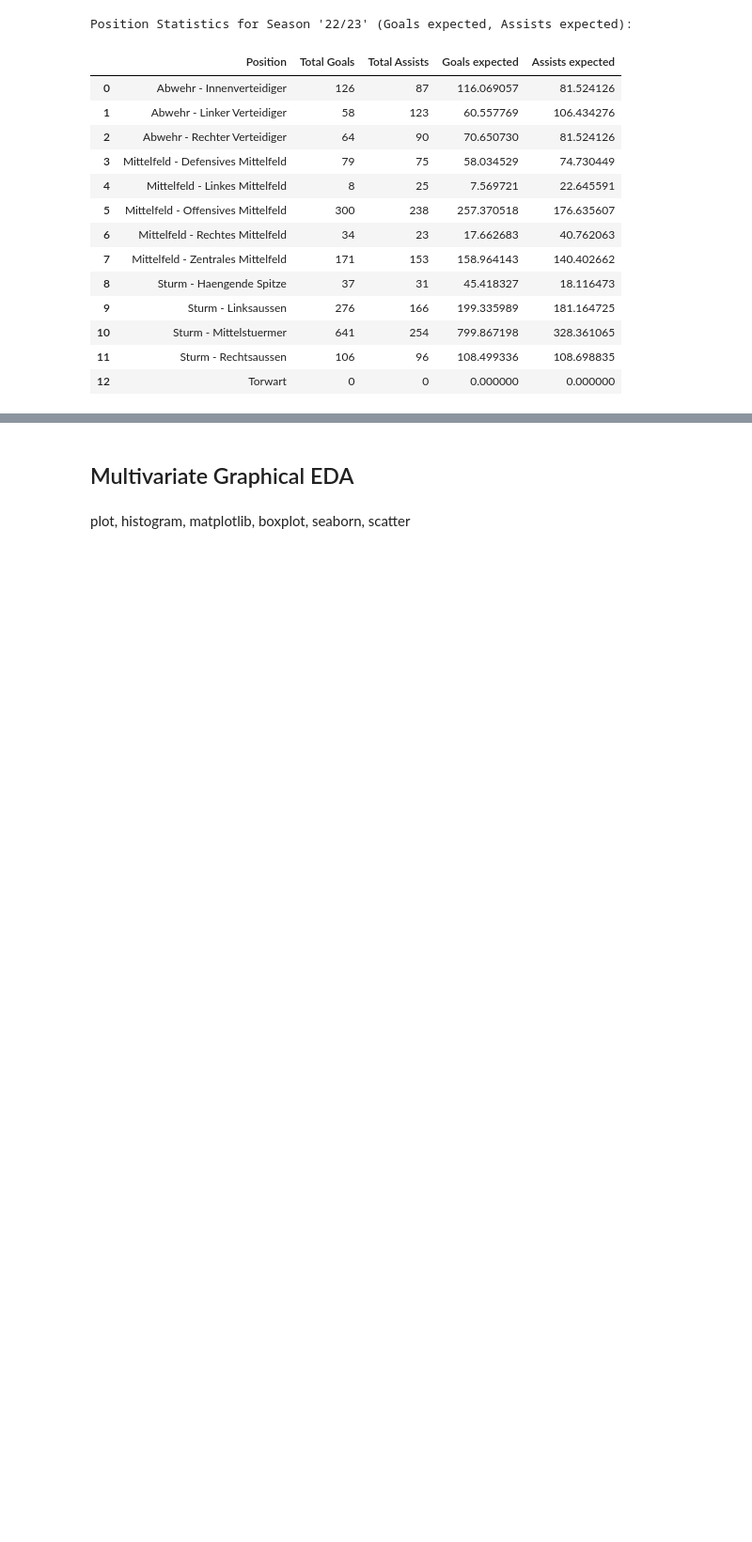
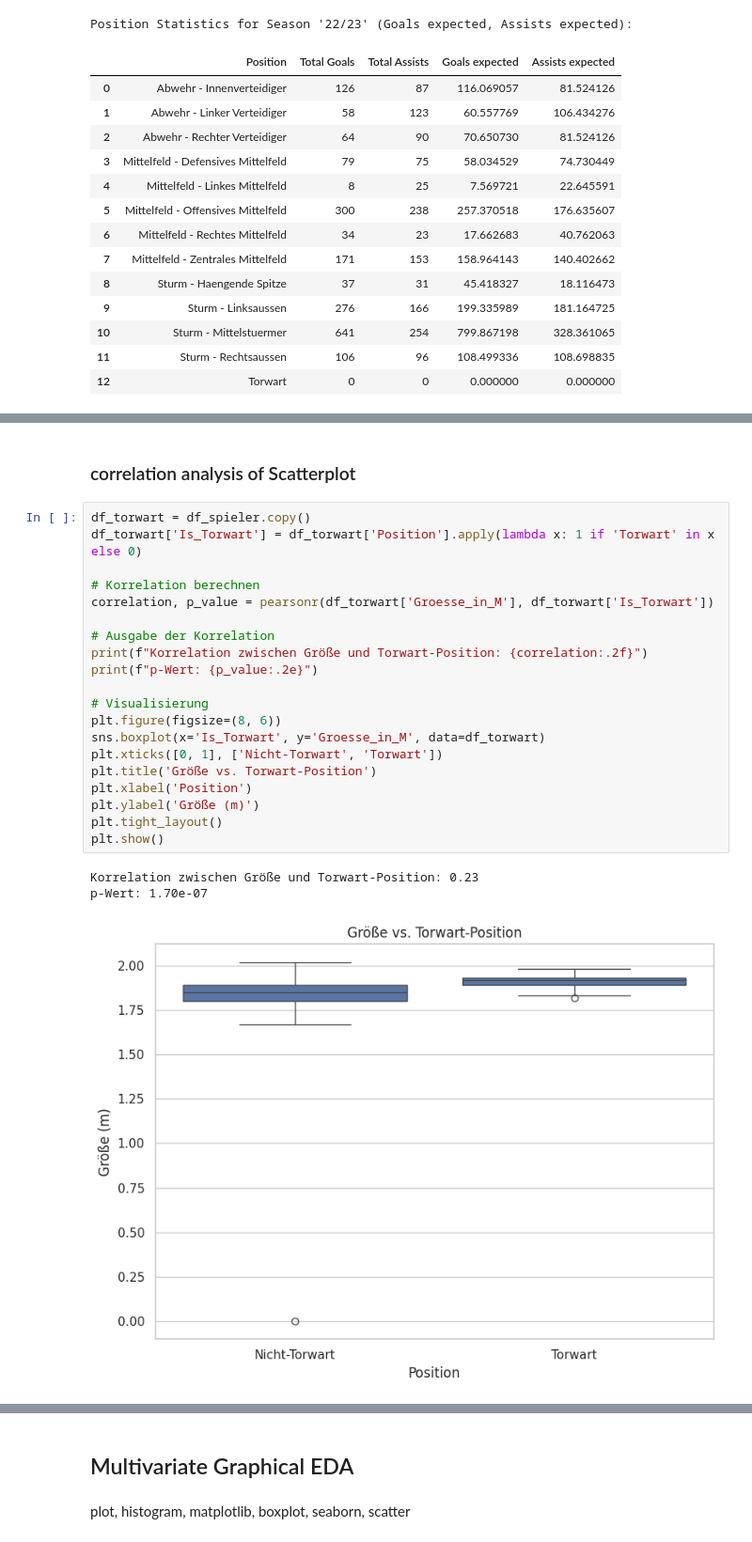
Before and after one commit to loretyan/ProjectDataAnalytics, a Jupyter notebook: Bundesliga.ipynb, the cells around one changed output, grey strips where cells are left out. Shown at 94% size. Cells and saved outputs as stored; diff of their text form; blank space fills up the shorter version.

```diff
--- a/Bundesliga.ipynb
+++ b/Bundesliga.ipynb
@@ -670,0 +808,26 @@ ValueError: The internally computed table of expected frequencies has a zero ele
+# %% [markdown]
+### correlation analysis of Scatterplot
+# %%
+df_torwart = df_spieler.copy()
+df_torwart['Is_Torwart'] = df_torwart['Position'].apply(lambda x: 1 if 'Torwart' in x else 0)
+
+# Korrelation berechnen
+correlation, p_value = pearsonr(df_torwart['Groesse_in_M'], df_torwart['Is_Torwart'])
+
+# Ausgabe der Korrelation
+print(f"Korrelation zwischen Größe und Torwart-Position: {correlation:.2f}")
+print(f"p-Wert: {p_value:.2e}")
+
+# Visualisierung
+plt.figure(figsize=(8, 6))
+sns.boxplot(x='Is_Torwart', y='Groesse_in_M', data=df_torwart)
+plt.xticks([0, 1], ['Nicht-Torwart', 'Torwart'])
+plt.title('Größe vs. Torwart-Position')
+plt.xlabel('Position')
+plt.ylabel('Größe (m)')
+plt.tight_layout()
+plt.show()
+# %% [output]
+Korrelation zwischen Größe und Torwart-Position: 0.23
+p-Wert: 1.70e-07
+[figure, added]
```
Also changed, not shown: parts of 17 cells of this notebook.
